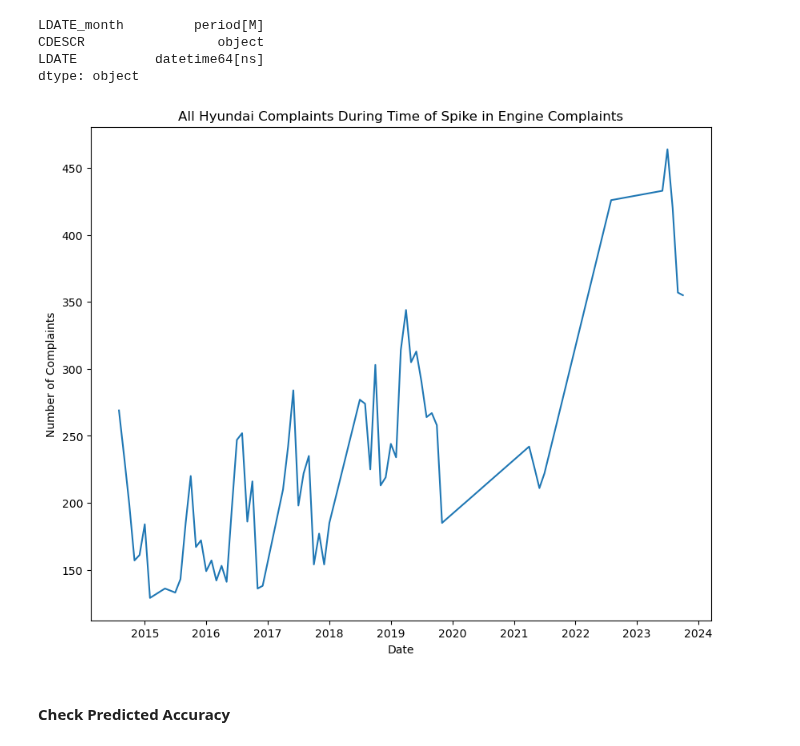
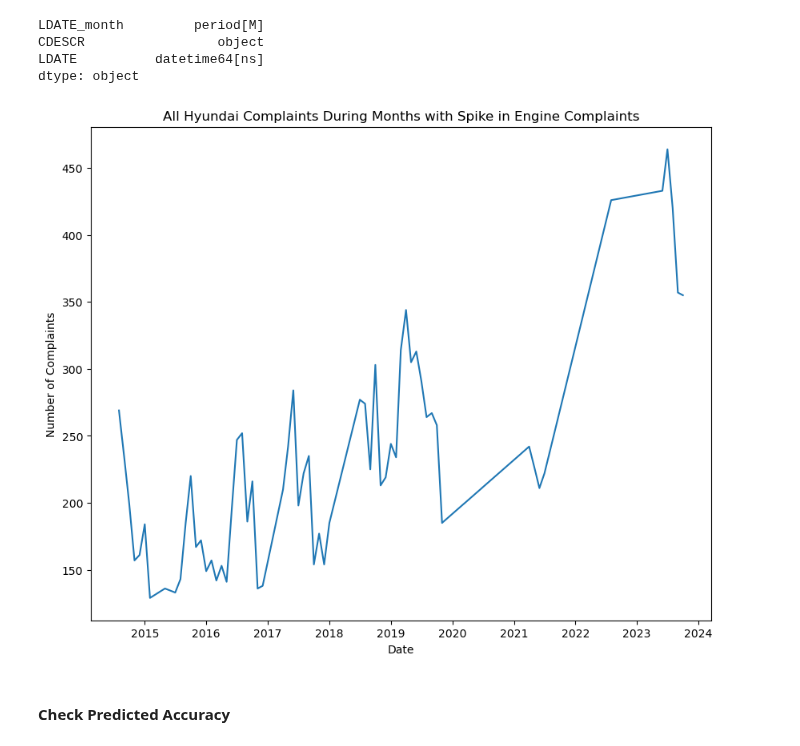
Before and after one commit to prithvidasgupta/si671, a Jupyter notebook: pm_parts_nb.ipynb, the cells around one changed output. Saved outputs shown, nothing was run; the diff lists cells and outputs as text; code cells hidden in the pictures.

```diff
--- a/pm_parts_nb.ipynb
+++ b/pm_parts_nb.ipynb
@@ -1255,12 +1261,14 @@ dtype: object
 # %%
 # Plot Hyundai complaints count during spike period
 cmp_hyn_spikes_grouped = cmp_hyn_spikes.groupby("LDATE_month").size().reset_index(name="count").copy()
 cmp_hyn_spikes_grouped["LDATE_month"] = cmp_hyn_spikes_grouped["LDATE_month"].dt.to_timestamp()
+
 plt.figure(figsize=(10, 8))
 sns.lineplot(cmp_hyn_spikes_grouped, x="LDATE_month", y="count")
-plt.title("All Hyundai Complaints During Time of Spike in Engine Complaints")
+plt.title("All Hyundai Complaints During Months with Spike in Engine Complaints")
 plt.xlabel("Date")
+# plt.xlim((pd.Timestamp("2015-01-01"), pd.Timestamp("2016-01-01")))
 plt.ylabel("Number of Complaints")
 plt.show()
 # %% [output]
-[figure, old version]
+[figure, new version]
```
Also changed, not shown: parts of 13 cells of this notebook, 2 other files.
